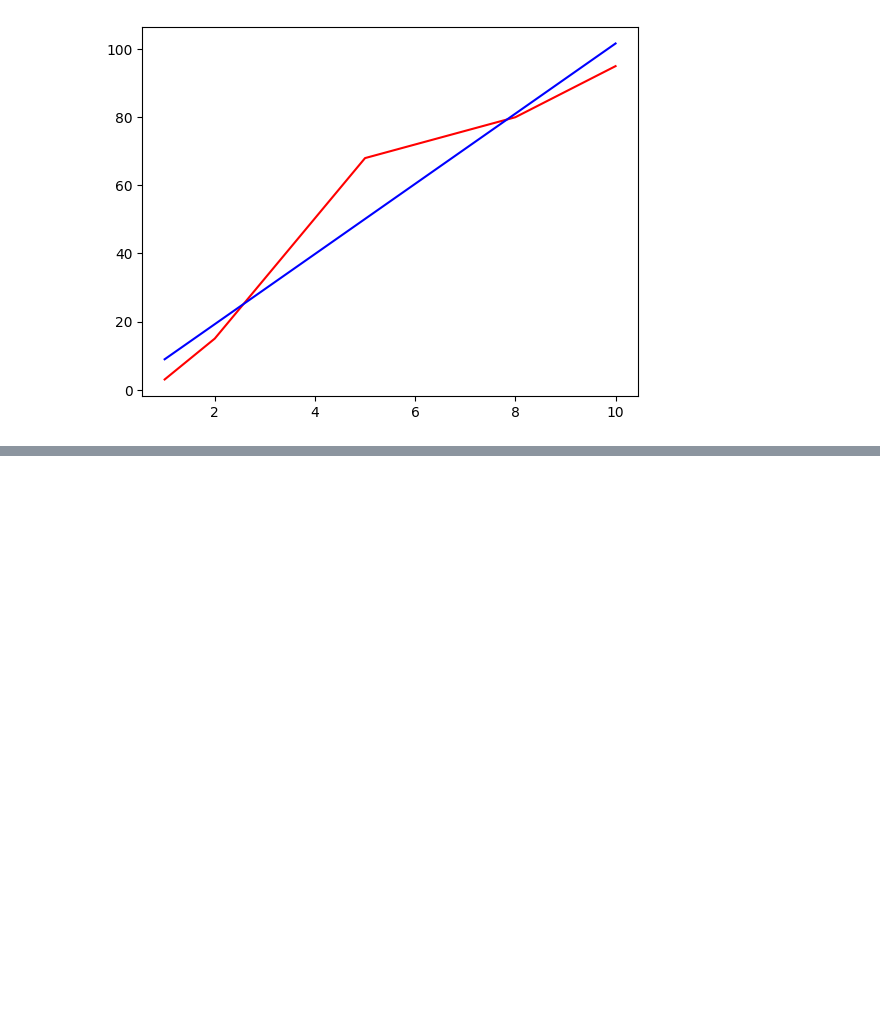
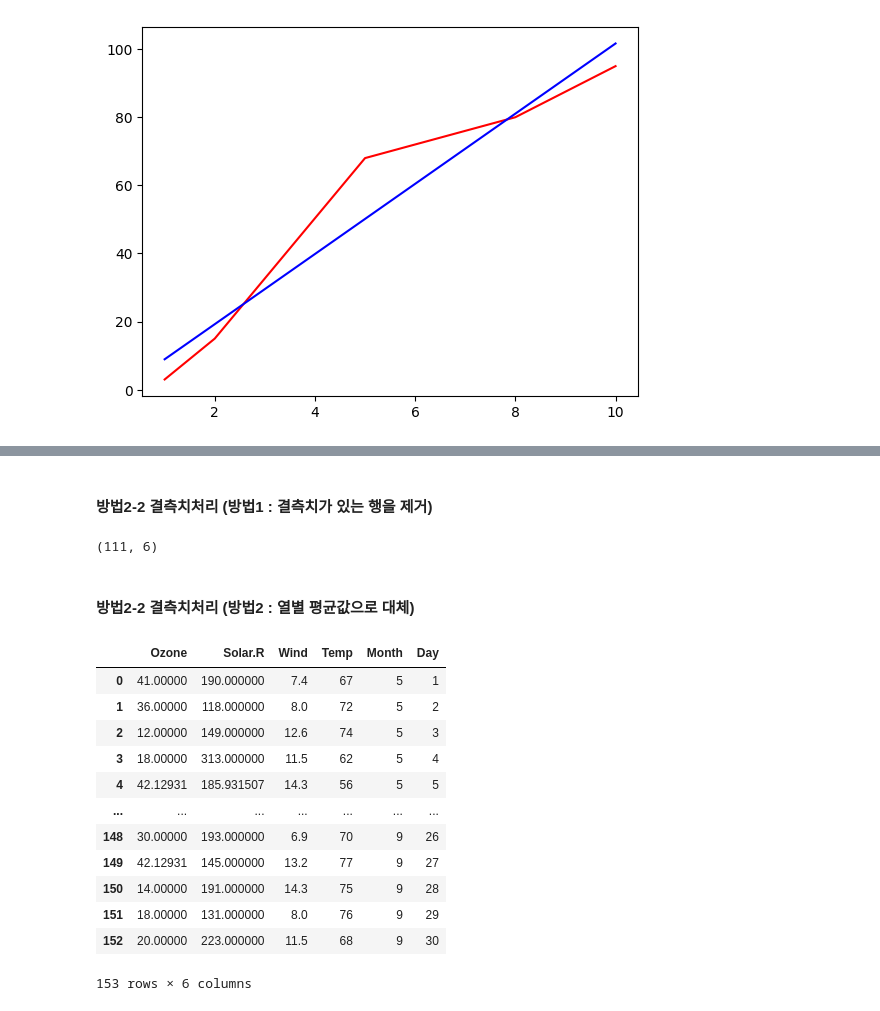
Before and after one commit to k-j-hyun/ai_x, a Jupyter notebook: source/05_DeepLearning/04_tensorflow_v1_feat.스케일조정.ipynb, the cells around one changed output, grey strips where cells are left out. Saved outputs shown, nothing was run; the diff lists cells and outputs as text; code cells hidden in the pictures; blank space fills up the shorter version.

```diff
--- a/source/05_DeepLearning/04_tensorflow_v1_feat.스케일조정.ipynb
+++ b/source/05_DeepLearning/04_tensorflow_v1_feat.스케일조정.ipynb
@@ -499,0 +529,8 @@ plt.plot(x_data, y_hat, 'b')
+# %%
+# 방법2 : csv -> 데이터프레임 -> 결측치 처리 -> 넘파이배열 만들기(.values()) -> 머신러닝
+# 1. csv를 데이터프레임으로 읽기
+import pandas as pd
+data = pd.read_csv('data/ozone.csv')
+data.head()
+data.info() # Ozone, Solar.R 열에만 결측치
+data.isna().sum() # 열별 결측치 갯수
@@ -499,0 +558,28 @@ plt.plot(x_data, y_hat, 'b')
+# %% [markdown]
+#### 방법2-2 결측치처리 (방법1 : 결측치가 있는 행을 제거)
+# %%
+# 2. 결측치처리
+# 결측치 처리 방법1 : 결측치가 있는 행을 제거
+data.dropna(how='any', axis=0).shape #inplace=True(저장됨) 혹은 변수에 저장하면됨(data=)
+# %% [output]
+(111, 6)
+# %% [markdown]
+#### 방법2-2 결측치처리 (방법2 : 열별 평균값으로 대체)
+# %%
+# 결측치 처리 방법2 : 결측치 대체(열별 평균값으로 대체)
+data.mean() # axis=0 기본값, 열별평균
+data.fillna(value=data.mean()) #inplace=True(저장됨) 혹은 변수에 저장하면됨(data=)
+# %% [output]
+|  | Ozone | Solar.R | Wind | Temp | Month | Day |
+| 0 | 41.00000 | 190.000000 | 7.4 | 67 | 5 | 1 |
+| 1 | 36.00000 | 118.000000 | 8.0 | 72 | 5 | 2 |
+| 2 | 12.00000 | 149.000000 | 12.6 | 74 | 5 | 3 |
+| 3 | 18.00000 | 313.000000 | 11.5 | 62 | 5 | 4 |
+| 4 | 42.12931 | 185.931507 | 14.3 | 56 | 5 | 5 |
+| ... | ... | ... | ... | ... | ... | ... |
+| 148 | 30.00000 | 193.000000 | 6.9 | 70 | 9 | 26 |
+| 149 | 42.12931 | 145.000000 | 13.2 | 77 | 9 | 27 |
+| 150 | 14.00000 | 191.000000 | 14.3 | 75 | 9 | 28 |
+| 151 | 18.00000 | 131.000000 | 8.0 | 76 | 9 | 29 |
+| 152 | 20.00000 | 223.000000 | 11.5 | 68 | 9 | 30 |
+153 rows × 6 columns
```
Also changed, not shown: parts of 48 cells of this notebook, 15 other files.
